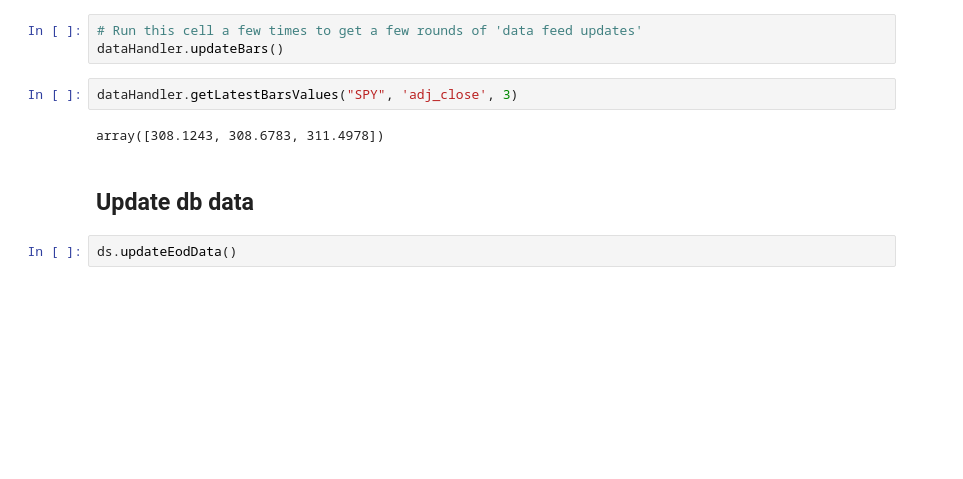
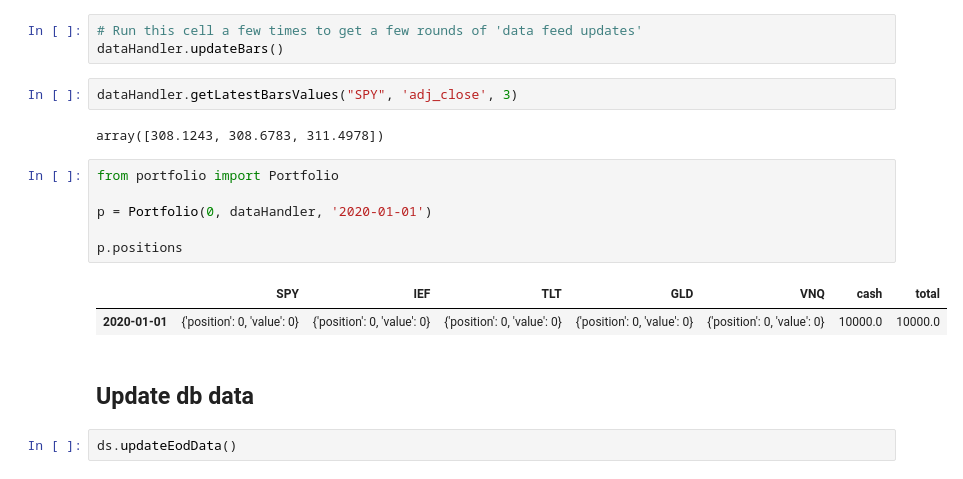
Before and after one commit to webclinic017/EventDrivenTradingSystem, a Jupyter notebook: main.ipynb, the cells around one changed output. Saved outputs shown, nothing was run; the diff lists cells and outputs as text; blank space fills up the shorter version.

Commit message:
Update docs and start implementing portfolio.py

```diff
--- a/main.ipynb
+++ b/main.ipynb
@@ -28,6 +27,15 @@ dataHandler.updateBars()
 dataHandler.getLatestBarsValues("SPY", 'adj_close', 3)
 # %% [output]
 array([308.1243, 308.6783, 311.4978])
+# %%
+from portfolio import Portfolio
+
+p = Portfolio(0, dataHandler, '2020-01-01')
+
+p.positions
+# %% [output]
+|  | SPY | IEF | TLT | GLD | VNQ | cash | total |
+| 2020-01-01 | {'position': 0, 'value': 0} | {'position': 0, 'value': 0} | {'position': 0, 'value': 0} | {'position': 0, 'value': 0} | {'position': 0, 'value': 0} | 10000.0 | 10000.0 |
 # %% [markdown]
 ## Update db data
 # %%
```
Also changed, not shown: parts of 3 cells of this notebook, 2 other files.
